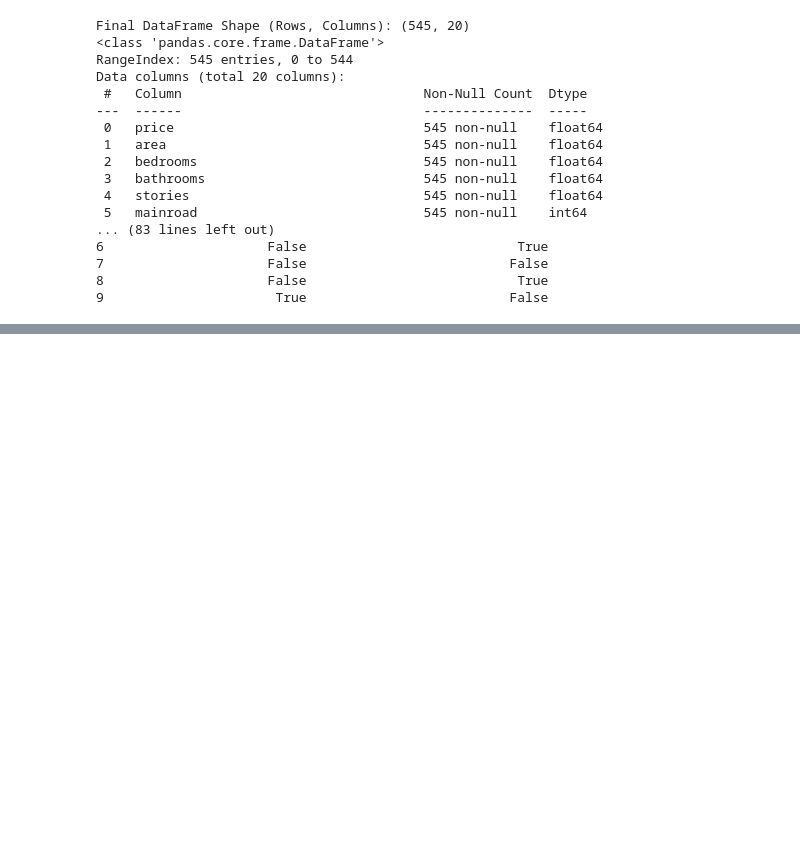
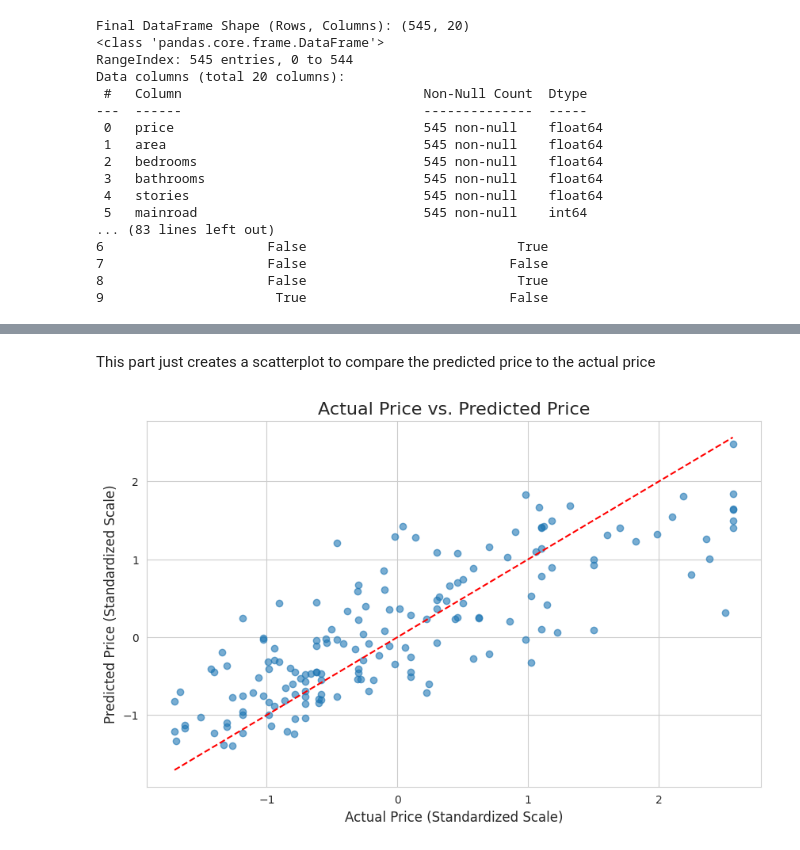
Before and after one commit to lt33tx/Landon_Tinch_DTSC3020_Fall2025-, a Jupyter notebook: 3010_Project.ipynb, the cells around one changed output, grey strips where cells are left out. Saved outputs shown, nothing was run; the diff lists cells and outputs as text; code cells hidden in the pictures; blank space fills up the shorter version.

```diff
--- a/3010_Project.ipynb
+++ b/3010_Project.ipynb
@@ -224,7 +230,7 @@ Yes_No_Mapper = {'yes': 1, 'no': 0}  # mapping for yes/no to 1/0
 
 print("Starting binary conversion...")  # announce conversion start
 
-for feature in binary_features:  # loop through each binary column
+for feature in binary_columns_for_check:  # loop through each binary column
     if feature in housing_data_frame.columns:  # check if column exists
         housing_data_frame[feature] = housing_data_frame[feature].replace(Yes_No_Mapper)  # convert yes/no to 1/0
         print(f"Converted column: {feature}")  # confirm conversion
@@ -492,0 +566,17 @@ price_target_correlations_raw = Correlation_Matrix_Full_Set['price']
+# %%
+from sklearn.linear_model import LinearRegression
+
+# create a linear regression model object
+model = LinearRegression()
+
+# train the model using the training data
+model.fit(X_train, y_train)
+
+# store each feature along with its beta coefficient in a DataFrame
+coefficients_df = pd.DataFrame({
+    'Feature': X.columns,
+    'Coefficient (Beta)': model.coef_
+}).sort_values(by='Coefficient (Beta)', ascending=False)
+
+# print out the sorted coefficients so we can see feature impact
+print(coefficients_df)
@@ -492,0 +644,31 @@ price_target_correlations_raw = Correlation_Matrix_Full_Set['price']
+# %% [markdown]
+This part just creates a scatterplot to compare the predicted price to the actual price
+# %%
+import matplotlib.pyplot as plt
+import seaborn as sns
+
+# set a clean grid style for the plot background
+sns.set_style("whitegrid")
+
+# create a figure with a specific size
+plt.figure(figsize=(10, 6))
+
+# make a scatter plot comparing actual vs predicted values
+plt.scatter(y_test, y_pred, alpha=0.6)
+
+# draw a reference line where actual = predicted for comparison
+plt.plot([y_test.min(), y_test.max()], [y_test.min(), y_test.max()], color='red', linestyle='--')
+
+# add a title to the graph
+plt.title('Actual Price vs. Predicted Price', fontsize=16)
+
+# label the x-axis
+plt.xlabel('Actual Price (Standardized Scale)', fontsize=12)
+
+# label the y-axis
+plt.ylabel('Predicted Price (Standardized Scale)', fontsize=12)
+
+# display the final plot
+plt.show()
+# %% [output]
+[figure, added]
```
Also changed, not shown: parts of 20 cells of this notebook.
